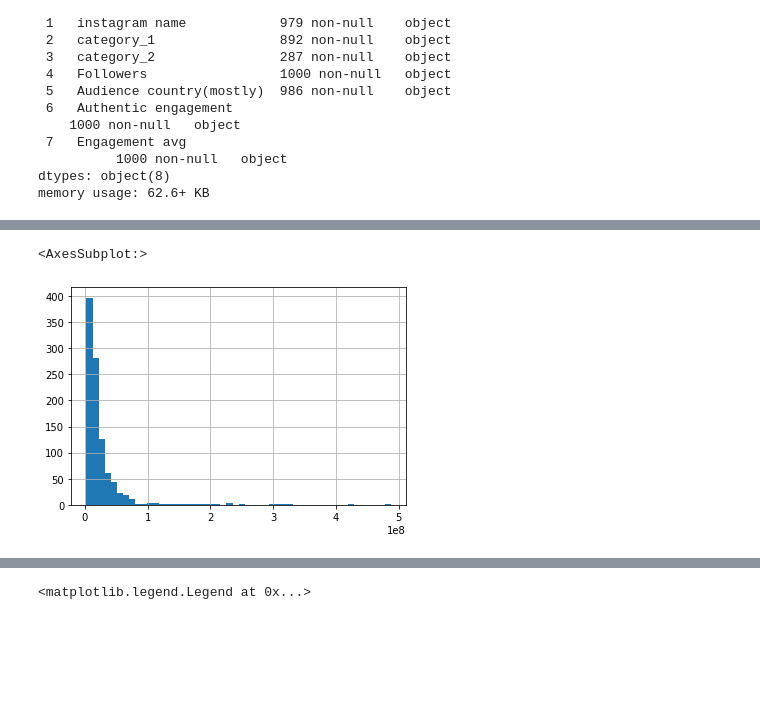
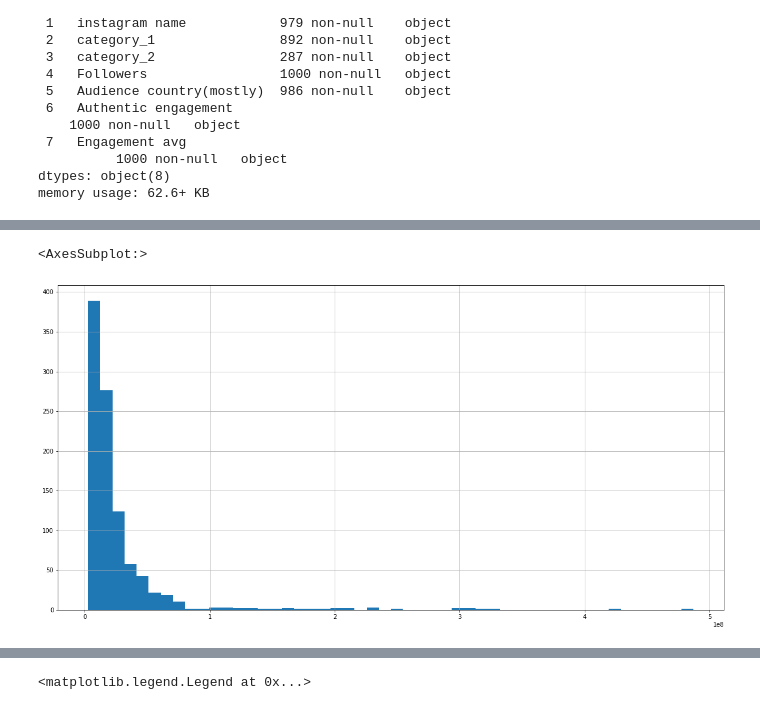
Before and after one commit to Miliurta/entrega-analisis-de-datos, a Jupyter notebook: entrega - milagros urta.ipynb, the cells around one changed output, grey strips where cells are left out. Cells and saved outputs as stored; diff of their text form; code cells hidden in the pictures; blank space fills up the shorter version.

```diff
--- a/entrega - milagros urta.ipynb
+++ b/entrega - milagros urta.ipynb
@@ -76,8 +59,9 @@ df_top5 = df.nlargest(5,['seguidores'])
 # %%
-df.seguidores.hist(bins=50)
+#veo la distribucion por cantidad de seguidores
+df.seguidores.hist(bins=50, figsize = (20,10))
 # %% [output]
 <AxesSubplot:>
-[figure, old version]
+[figure, new version]
 # %%
 seguidores_mean = df.seguidores.mean()
 seguidores_std = df.seguidores.std()
```
Also changed, not shown: parts of 19 cells of this notebook, 1 other file.
